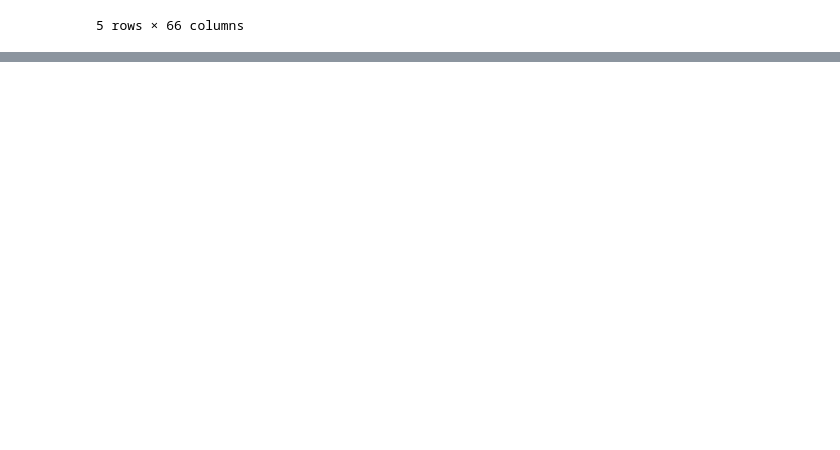
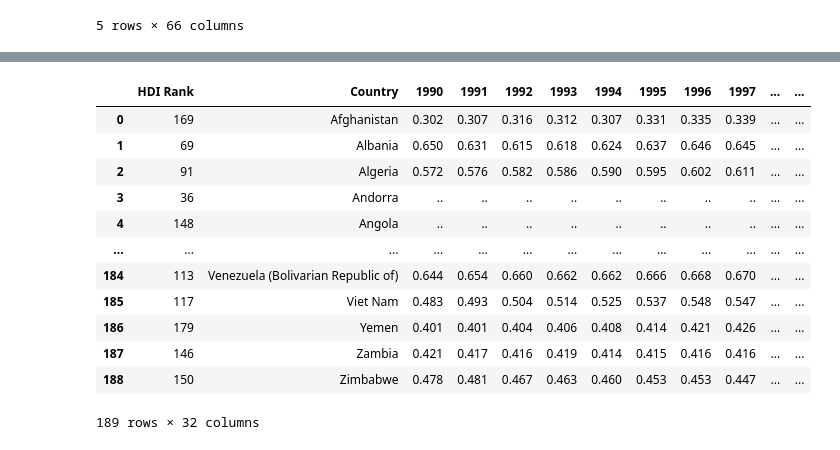
Before and after one commit to JoeAB3/Group5Capstone_Project, a Jupyter notebook: pre-processingWBD.ipynb, the cells around one changed output, grey strips where cells are left out. Drawn from its saved outputs; the diff is of its cells as text; code cells hidden in the pictures; blank space fills up the shorter version.

Commit message:
add loading of Human Devep Index data

```diff
--- a/pre-processingWBD.ipynb
+++ b/pre-processingWBD.ipynb
@@ -82,0 +93,6 @@ features_df
+# %%
+import pandas as pd
+# loading csv file of development indicators as dataframe
+hdi_df = pd.read_csv('Resources/HumanDevelopmentIndex (HDI).csv', sep=',')
+hdi_df = hdi_df.dropna(how='all', axis=1)
+hdi_df
@@ -82,0 +133,18 @@ features_df
+# %%
+last_i = hdi_df.index[hdi_df['Country'] == ' Zimbabwe'].tolist()
+hdi_df = hdi_df.iloc[0:last_i[0]+1]
+hdi_df
+# %% [output]
+|  | HDI Rank | Country | 1990 | 1991 | 1992 | 1993 | 1994 | 1995 | 1996 | 1997 | ... | ... |
+| 0 | 169 | Afghanistan | 0.302 | 0.307 | 0.316 | 0.312 | 0.307 | 0.331 | 0.335 | 0.339 | ... | ... |
+| 1 | 69 | Albania | 0.650 | 0.631 | 0.615 | 0.618 | 0.624 | 0.637 | 0.646 | 0.645 | ... | ... |
+| 2 | 91 | Algeria | 0.572 | 0.576 | 0.582 | 0.586 | 0.590 | 0.595 | 0.602 | 0.611 | ... | ... |
+| 3 | 36 | Andorra | .. | .. | .. | .. | .. | .. | .. | .. | ... | ... |
+| 4 | 148 | Angola | .. | .. | .. | .. | .. | .. | .. | .. | ... | ... |
+| ... | ... | ... | ... | ... | ... | ... | ... | ... | ... | ... | ... | ... |
+| 184 | 113 | Venezuela (Bolivarian Republic of) | 0.644 | 0.654 | 0.660 | 0.662 | 0.662 | 0.666 | 0.668 | 0.670 | ... | ... |
+| 185 | 117 | Viet Nam | 0.483 | 0.493 | 0.504 | 0.514 | 0.525 | 0.537 | 0.548 | 0.547 | ... | ... |
+| 186 | 179 | Yemen | 0.401 | 0.401 | 0.404 | 0.406 | 0.408 | 0.414 | 0.421 | 0.426 | ... | ... |
+| 187 | 146 | Zambia | 0.421 | 0.417 | 0.416 | 0.419 | 0.414 | 0.415 | 0.416 | 0.416 | ... | ... |
+| 188 | 150 | Zimbabwe | 0.478 | 0.481 | 0.467 | 0.463 | 0.460 | 0.453 | 0.453 | 0.447 | ... | ... |
+189 rows × 32 columns
```
Also changed, not shown: parts of 8 cells of this notebook.
